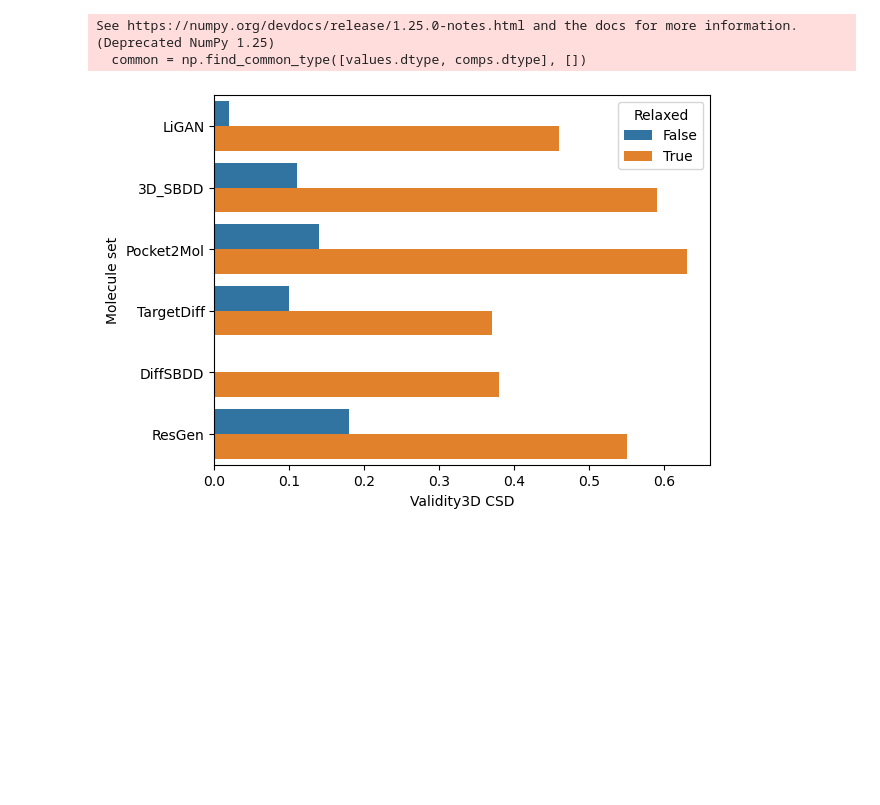
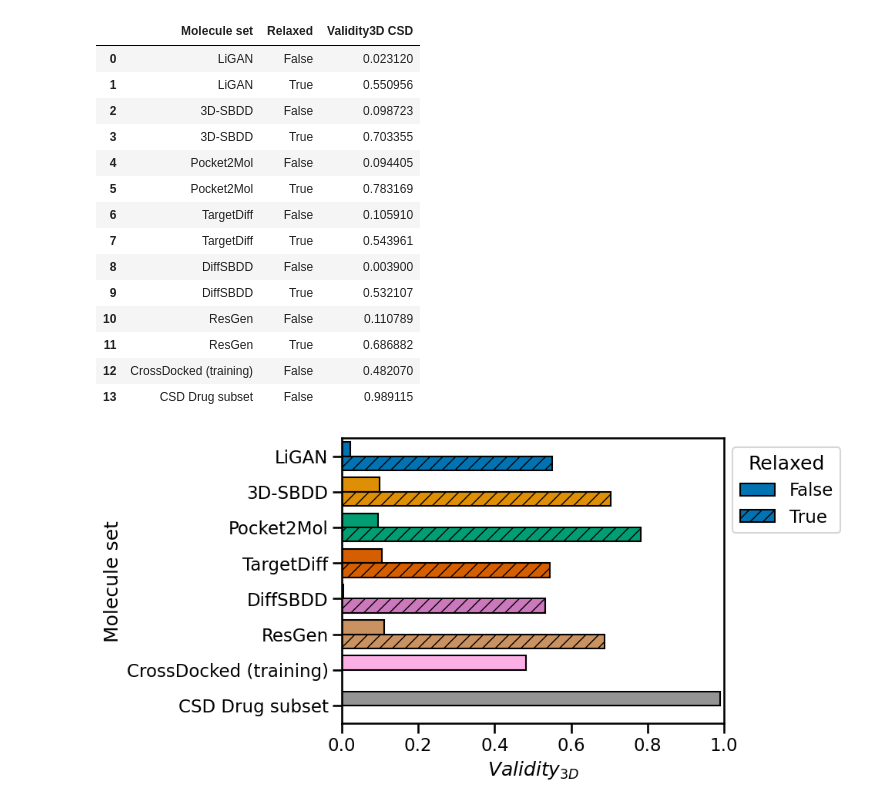
Before and after one commit to bbaillif/genbench3d, a Jupyter notebook: benchmark.ipynb, the cells around one changed output. Cells and saved outputs as stored; diff of their text form; code cells hidden in the pictures; blank space fills up the shorter version.

```diff
--- a/benchmark.ipynb
+++ b/benchmark.ipynb
@@ -66,6 +104,9 @@ df['Molecule set'] = df['Model'].replace('crossdocked', 'CrossDocked (training)'
 # %%
-model_order = ['LiGAN', '3D_SBDD', 'Pocket2Mol', 'TargetDiff', 'DiffSBDD', 'ResGen', 'CrossDocked (training)', 'CSDDrug']
-df['Molecule set'] = pd.Categorical(df['Molecule set'], model_order)
+model_order = ['LiGAN', '3D-SBDD', 'Pocket2Mol', 'TargetDiff', 'DiffSBDD', 'ResGen',]
+order = model_order + ['CrossDocked (training)',
+               # 'CrossDocked (test)',
+               'CSD Drug subset']
+df['Molecule set'] = pd.Categorical(df['Molecule set'], order)
 df = df.dropna(subset=['Molecule set'])
 # %%
 large_rings = None
@@ -195,0 +230,3 @@ sns.barplot(data=nonmin_df,
+# %%
+pastel_palette = sns.color_palette("pastel")
+colorblind_palette = sns.color_palette("colorblind")
@@ -195,0 +248,25 @@ sns.barplot(data=nonmin_df,
+# %%
+df[['Molecule set', 'Relaxed', 'Validity3D CSD']]
+# %% [output]
+|  | Molecule set | Relaxed | Validity3D CSD |
+| 0 | LiGAN | False | 0.023120 |
+| 1 | LiGAN | True | 0.550956 |
+| 2 | 3D-SBDD | False | 0.098723 |
+| 3 | 3D-SBDD | True | 0.703355 |
+| 4 | Pocket2Mol | False | 0.094405 |
+| 5 | Pocket2Mol | True | 0.783169 |
+| 6 | TargetDiff | False | 0.105910 |
+| 7 | TargetDiff | True | 0.543961 |
+| 8 | DiffSBDD | False | 0.003900 |
+| 9 | DiffSBDD | True | 0.532107 |
+| 10 | ResGen | False | 0.110789 |
+| 11 | ResGen | True | 0.686882 |
+| 12 | CrossDocked (training) | False | 0.482070 |
+| 13 | CSD Drug subset | False | 0.989115 |
+# %%
+sns.set_palette('colorblind')
+sns.set_context('talk',
+                # rc = {'patch.linewidth': 5.0}
+               )
+# %%
+hatches = ['', '//']
@@ -196,13 +275,35 @@ sns.barplot(data=nonmin_df,
 # %%
-ax = sns.barplot(data=df[df['Molecule set'].isin(model_names)].round(2),
-           x='Validity3D CSD',
-           y='Molecule set',
-           hue='Relaxed',
-           order=model_names)
+from matplotlib.legend_handler import HandlerTuple
+ax = sns.barplot(data=df,
+    # data=df[df['Molecule set'].isin(model_names)].round(2),
+                 x='Validity3D CSD',
+                 y='Molecule set',
+                 hue='Relaxed',
+                 order=order,
+                 edgecolor='black'
+                )
+for bars, colors, hatch in zip(ax.containers, (colorblind_palette, colorblind_palette), hatches):
+    for bar, color in zip(bars, colors):
+        bar.set_facecolor(color)
+        bar.set_hatch(hatch)
+
+# for bars, hatch in zip(ax.containers, hatches):
+#      for bar in bars:
+#           bar.set_hatch(hatch)
+title = 'Subset'
+labels = ['Raw', 'Relaxed']
+ax.legend(loc="upper left", bbox_to_anchor=(1.0, 1.0), title='Relaxed')
+
+# ax.legend(handles=[tuple(bar_group) for bar_group in ax.containers],
+#           labels=labels,
+#           title=title,
+#           handlelength=4, handler_map={tuple: HandlerTuple(ndivide=None, pad=0.1)},
+#          loc="upper left",
+#               bbox_to_anchor=(1, 1))
+plt.xlim(0, 1)
+plt.xlabel('$Validity_{3D}$')
 plt.savefig('figures/Validity3D.png', dpi=300, bbox_inches='tight')
 # for container in ax.containers:
 #     ax.bar_label(container)
 # %% [output]
-See https://numpy.org/devdocs/release/1.25.0-notes.html and the docs for more information.  (Deprecated NumPy 1.25)
-  common = np.find_common_type([values.dtype, comps.dtype], [])
-[figure, old version]
+[figure, new version]
```
Also changed, not shown: parts of 34 cells of this notebook.
